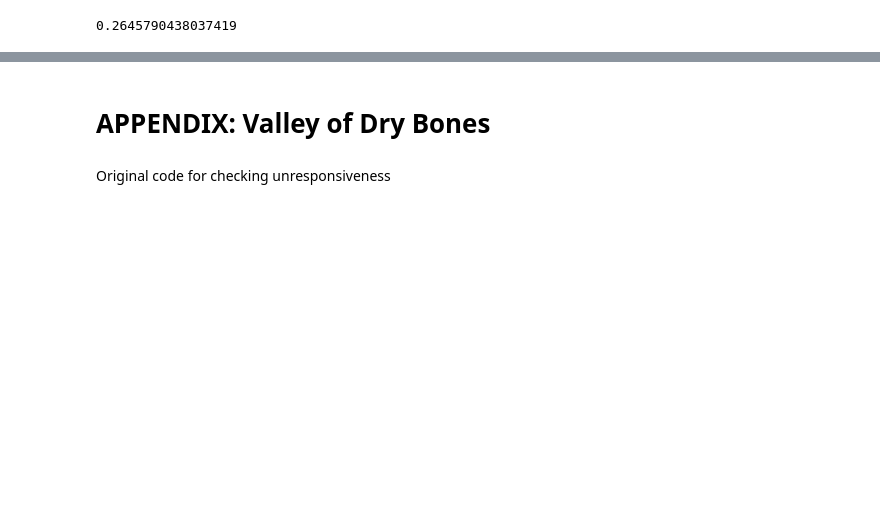
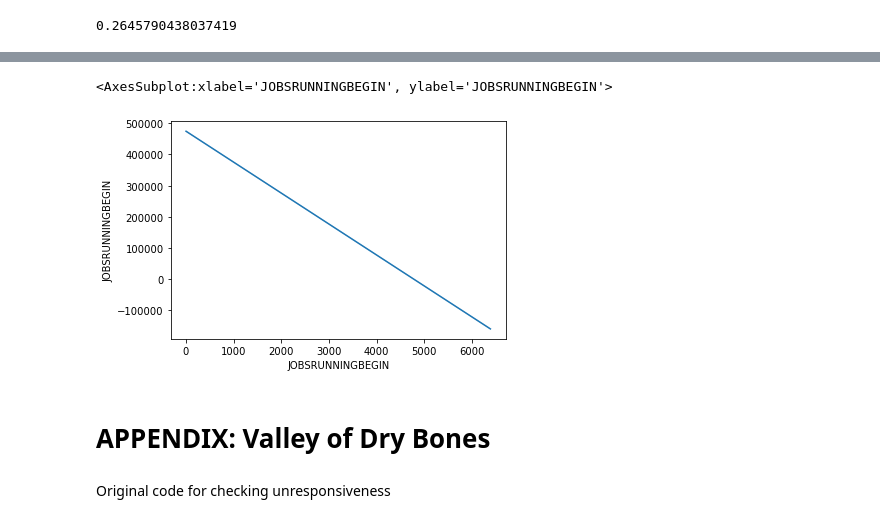
Before and after one commit to jrioross/accre-data-nerds, a Jupyter notebook: notebooks/jrr_03_model_refined.ipynb, the cells around one changed output, grey strips where cells are left out. Saved outputs shown, nothing was run; the diff lists cells and outputs as text; code cells hidden in the pictures; blank space fills up the shorter version.

```diff
--- a/notebooks/jrr_03_model_refined.ipynb
+++ b/notebooks/jrr_03_model_refined.ipynb
@@ -401,0 +557,4 @@ logreg_unresponsive_roll.fittedvalues.max()
+# %%
+slurm_JOBSRUNNING['FAILUREGRP'] = slurm_JOBSRUNNING['UNRESPONSIVE'].apply(lambda x: failure_predictor_groups(x))
+# %%
+slurm_JOBSRUNNING['TIMETOFAILURE'] = slurm_JOBSRUNNING.groupby('FAILUREGRP')['BEGIN'].transform(lambda x: x.max() - x)
@@ -401,0 +577,4 @@ logreg_unresponsive_roll.fittedvalues.max()
+# %%
+slurm_JOBSRUNNINGf = slurm_JOBSRUNNING[~slurm_JOBSRUNNING['JOBID'].isnull()]
+# %%
+slurm_JOBSRUNNINGf['TIMETOFAILUREs'] = slurm_JOBSRUNNINGf['TIMETOFAILURE'].apply(lambda x: x.total_seconds())
@@ -402,7 +622,12 @@ logreg_unresponsive_roll.fittedvalues.max()
+# %%
+sns.lineplot(x = 'JOBSRUNNINGBEGIN', y = (4.747e+05)-99.2948*slurm_JOBSRUNNINGf['JOBSRUNNINGBEGIN'], data = slurm_JOBSRUNNINGf)
+# %% [output]
+<AxesSubplot:xlabel='JOBSRUNNINGBEGIN', ylabel='JOBSRUNNINGBEGIN'>
+[figure, added]
 # %% [markdown]
 # APPENDIX: Valley of Dry Bones
-# %% [markdown]
-Original code for checking unresponsiveness
+# %% [markdown]
+Original code for checking unresponsiveness
 # %%
 # regex = re.compile(r'((?P<hours>\d+?)h)?((?P<minutes>\d+?)m)?((?P<seconds>\d+?)s)?')
 
```
Also changed, not shown: parts of 57 cells of this notebook, 1 other file.
